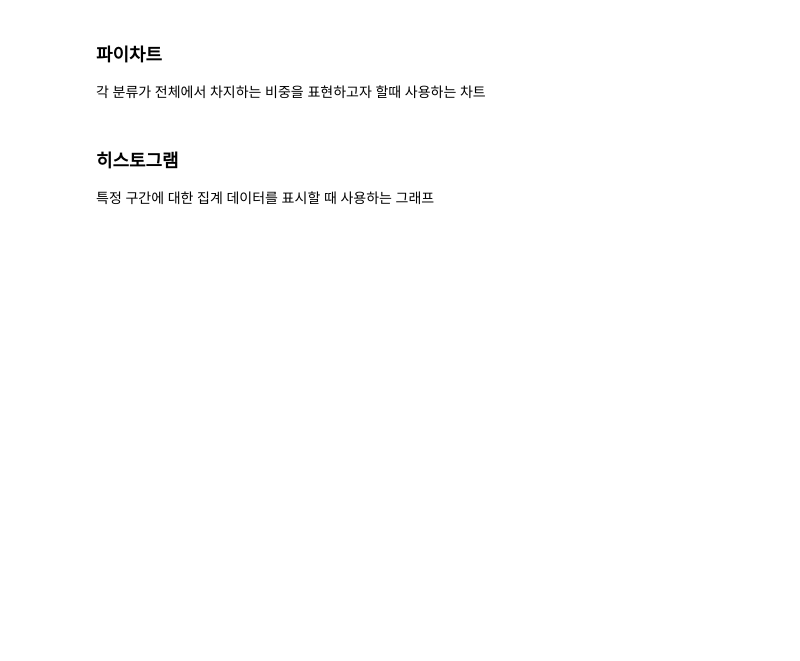
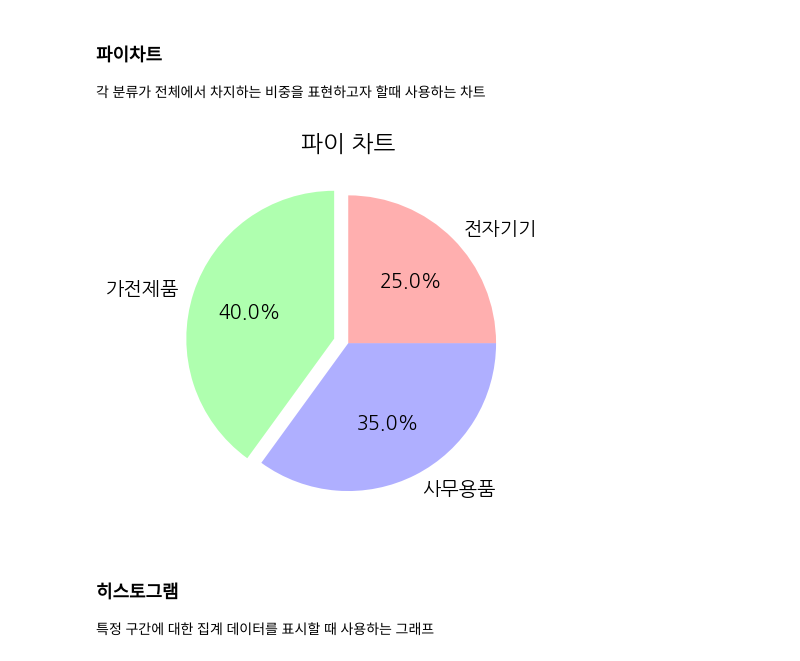
Before and after one commit to OJaes/2025, a Jupyter notebook: python/h_visualize-data.ipynb, the cells around one changed output. Saved outputs shown, nothing was run; the diff lists cells and outputs as text; code cells hidden in the pictures; blank space fills up the shorter version.

```diff
--- a/python/h_visualize-data.ipynb
+++ b/python/h_visualize-data.ipynb
@@ -185,6 +201,12 @@ x축의 값이 분류가 가능한 카테고리 형태일때 bar(), barh() 메
 # %% [markdown]
 ### 파이차트
 각 분류가 전체에서 차지하는 비중을 표현하고자 할때 사용하는 차트
+# %%
+plt.title('파이 차트')
+plt.pie([25, 40, 35], labels=['전자기기', '가전제품', '사무용품'], autopct='%1.1f%%', colors=['#ff000050', '#00ff0050', '#0000ff50'], explode=[0, 0.1, 0])
+plt.show()
+# %% [output]
+[figure, added]
 # %% [markdown]
 ### 히스토그램
 특정 구간에 대한 집계 데이터를 표시할 때 사용하는 그래프
```
Also changed, not shown: parts of 7 cells of this notebook, 1 other file.
